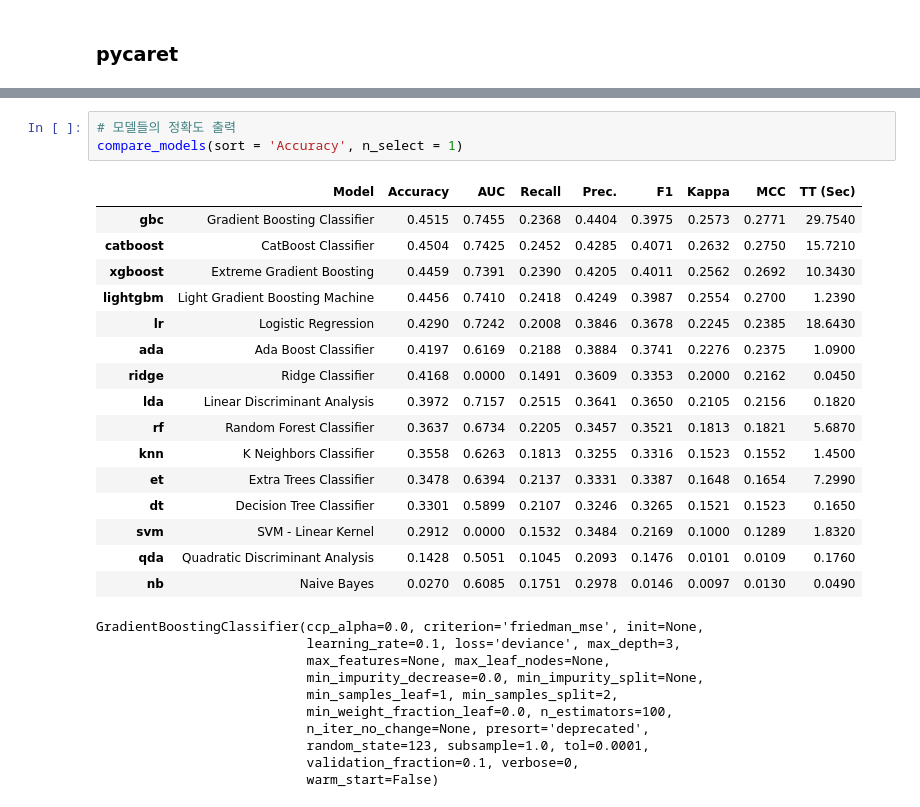
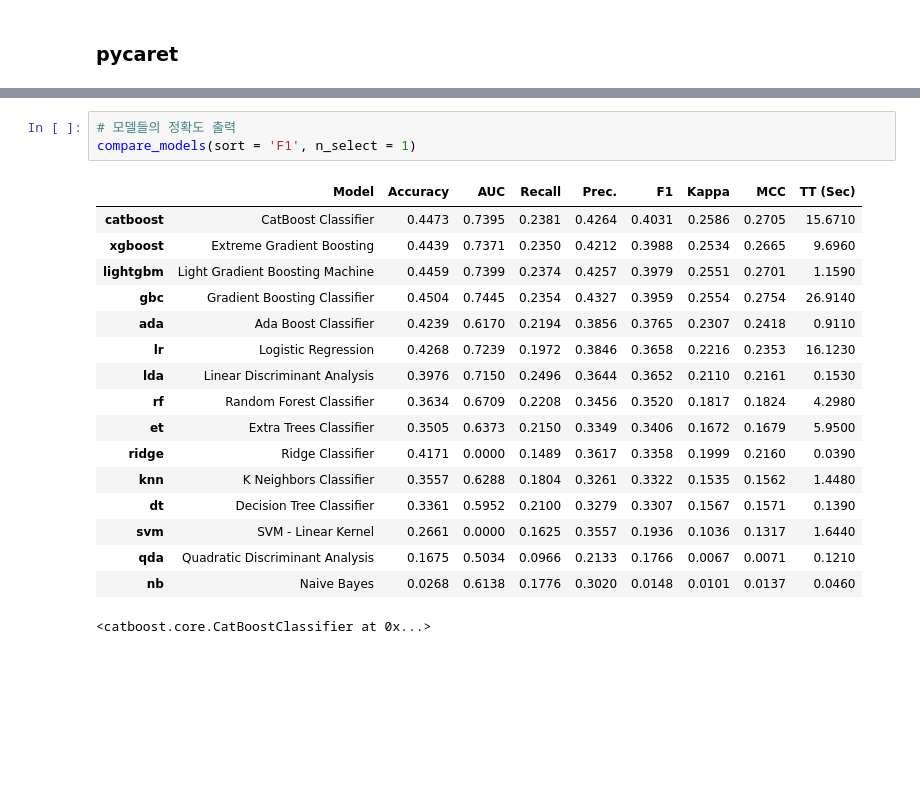
Before and after one commit to 2021-2-BIg-Data/2021-2-Big-Data, a Jupyter notebook: ml_styoo/modeling.ipynb, the cells around one changed output, grey strips where cells are left out. Saved outputs shown, nothing was run; the diff lists cells and outputs as text; blank space fills up the shorter version.

```diff
--- a/ml_styoo/modeling.ipynb
+++ b/ml_styoo/modeling.ipynb
@@ -325,34 +368,25 @@ clf = setup(data = train, target = 'educational-num', session_id = 123, silent =
 | 57 | Fix Imbalance Method | SMOTE |
 # %%
 # 모델들의 정확도 출력
-compare_models(sort = 'Accuracy', n_select = 1)
+compare_models(sort = 'F1', n_select = 1)
 # %% [output]
 |  | Model | Accuracy | AUC | Recall | Prec. | F1 | Kappa | MCC | TT (Sec) |
-| gbc | Gradient Boosting Classifier | 0.4515 | 0.7455 | 0.2368 | 0.4404 | 0.3975 | 0.2573 | 0.2771 | 29.7540 |
-| catboost | CatBoost Classifier | 0.4504 | 0.7425 | 0.2452 | 0.4285 | 0.4071 | 0.2632 | 0.2750 | 15.7210 |
-| xgboost | Extreme Gradient Boosting | 0.4459 | 0.7391 | 0.2390 | 0.4205 | 0.4011 | 0.2562 | 0.2692 | 10.3430 |
-| lightgbm | Light Gradient Boosting Machine | 0.4456 | 0.7410 | 0.2418 | 0.4249 | 0.3987 | 0.2554 | 0.2700 | 1.2390 |
-| lr | Logistic Regression | 0.4290 | 0.7242 | 0.2008 | 0.3846 | 0.3678 | 0.2245 | 0.2385 | 18.6430 |
-| ada | Ada Boost Classifier | 0.4197 | 0.6169 | 0.2188 | 0.3884 | 0.3741 | 0.2276 | 0.2375 | 1.0900 |
-| ridge | Ridge Classifier | 0.4168 | 0.0000 | 0.1491 | 0.3609 | 0.3353 | 0.2000 | 0.2162 | 0.0450 |
-| lda | Linear Discriminant Analysis | 0.3972 | 0.7157 | 0.2515 | 0.3641 | 0.3650 | 0.2105 | 0.2156 | 0.1820 |
-| rf | Random Forest Classifier | 0.3637 | 0.6734 | 0.2205 | 0.3457 | 0.3521 | 0.1813 | 0.1821 | 5.6870 |
-| knn | K Neighbors Classifier | 0.3558 | 0.6263 | 0.1813 | 0.3255 | 0.3316 | 0.1523 | 0.1552 | 1.4500 |
-| et | Extra Trees Classifier | 0.3478 | 0.6394 | 0.2137 | 0.3331 | 0.3387 | 0.1648 | 0.1654 | 7.2990 |
-| dt | Decision Tree Classifier | 0.3301 | 0.5899 | 0.2107 | 0.3246 | 0.3265 | 0.1521 | 0.1523 | 0.1650 |
-| svm | SVM - Linear Kernel | 0.2912 | 0.0000 | 0.1532 | 0.3484 | 0.2169 | 0.1000 | 0.1289 | 1.8320 |
-| qda | Quadratic Discriminant Analysis | 0.1428 | 0.5051 | 0.1045 | 0.2093 | 0.1476 | 0.0101 | 0.0109 | 0.1760 |
-| nb | Naive Bayes | 0.0270 | 0.6085 | 0.1751 | 0.2978 | 0.0146 | 0.0097 | 0.0130 | 0.0490 |
+| catboost | CatBoost Classifier | 0.4473 | 0.7395 | 0.2381 | 0.4264 | 0.4031 | 0.2586 | 0.2705 | 15.6710 |
+| xgboost | Extreme Gradient Boosting | 0.4439 | 0.7371 | 0.2350 | 0.4212 | 0.3988 | 0.2534 | 0.2665 | 9.6960 |
+| lightgbm | Light Gradient Boosting Machine | 0.4459 | 0.7399 | 0.2374 | 0.4257 | 0.3979 | 0.2551 | 0.2701 | 1.1590 |
+| gbc | Gradient Boosting Classifier | 0.4504 | 0.7445 | 0.2354 | 0.4327 | 0.3959 | 0.2554 | 0.2754 | 26.9140 |
+| ada | Ada Boost Classifier | 0.4239 | 0.6170 | 0.2194 | 0.3856 | 0.3765 | 0.2307 | 0.2418 | 0.9110 |
+| lr | Logistic Regression | 0.4268 | 0.7239 | 0.1972 | 0.3846 | 0.3658 | 0.2216 | 0.2353 | 16.1230 |
+| lda | Linear Discriminant Analysis | 0.3976 | 0.7150 | 0.2496 | 0.3644 | 0.3652 | 0.2110 | 0.2161 | 0.1530 |
+| rf | Random Forest Classifier | 0.3634 | 0.6709 | 0.2208 | 0.3456 | 0.3520 | 0.1817 | 0.1824 | 4.2980 |
+| et | Extra Trees Classifier | 0.3505 | 0.6373 | 0.2150 | 0.3349 | 0.3406 | 0.1672 | 0.1679 | 5.9500 |
+| ridge | Ridge Classifier | 0.4171 | 0.0000 | 0.1489 | 0.3617 | 0.3358 | 0.1999 | 0.2160 | 0.0390 |
+| knn | K Neighbors Classifier | 0.3557 | 0.6288 | 0.1804 | 0.3261 | 0.3322 | 0.1535 | 0.1562 | 1.4480 |
+| dt | Decision Tree Classifier | 0.3361 | 0.5952 | 0.2100 | 0.3279 | 0.3307 | 0.1567 | 0.1571 | 0.1390 |
+| svm | SVM - Linear Kernel | 0.2661 | 0.0000 | 0.1625 | 0.3557 | 0.1936 | 0.1036 | 0.1317 | 1.6440 |
+| qda | Quadratic Discriminant Analysis | 0.1675 | 0.5034 | 0.0966 | 0.2133 | 0.1766 | 0.0067 | 0.0071 | 0.1210 |
+| nb | Naive Bayes | 0.0268 | 0.6138 | 0.1776 | 0.3020 | 0.0148 | 0.0101 | 0.0137 | 0.0460 |
-GradientBoostingClassifier(ccp_alpha=0.0, criterion='friedman_mse', init=None,
-                           learning_rate=0.1, loss='deviance', max_depth=3,
-                           max_features=None, max_leaf_nodes=None,
-                           min_impurity_decrease=0.0, min_impurity_split=None,
-                           min_samples_leaf=1, min_samples_split=2,
-                           min_weight_fraction_leaf=0.0, n_estimators=100,
-                           n_iter_no_change=None, presort='deprecated',
-                           random_state=123, subsample=1.0, tol=0.0001,
-                           validation_fraction=0.1, verbose=0,
-                           warm_start=False)
+<catboost.core.CatBoostClassifier at 0x...>
 # %%
 xgb = XGBClassifier()
 lgb = LGBMClassifier()
```
Also changed, not shown: parts of 18 cells of this notebook, 2 other files.
